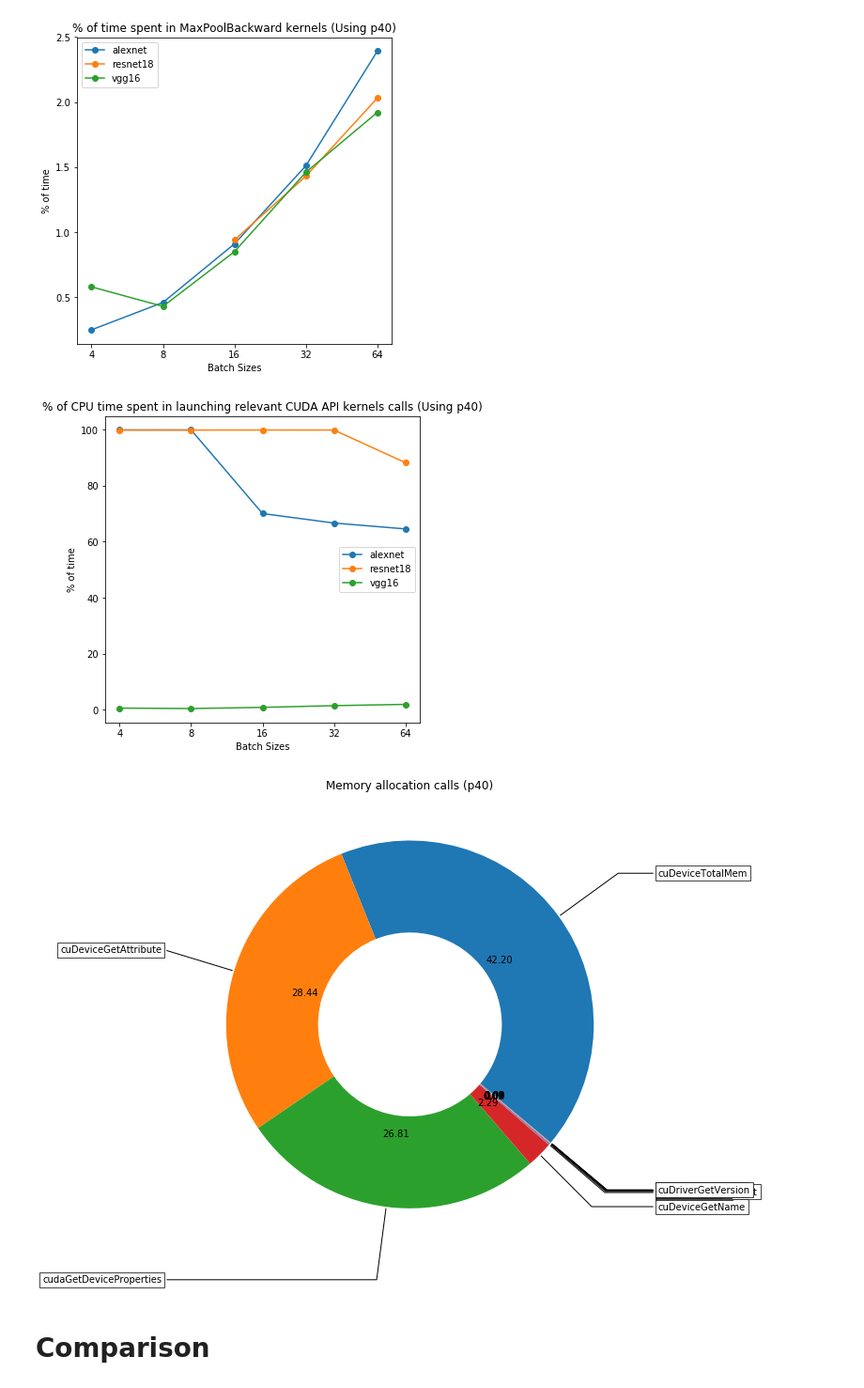
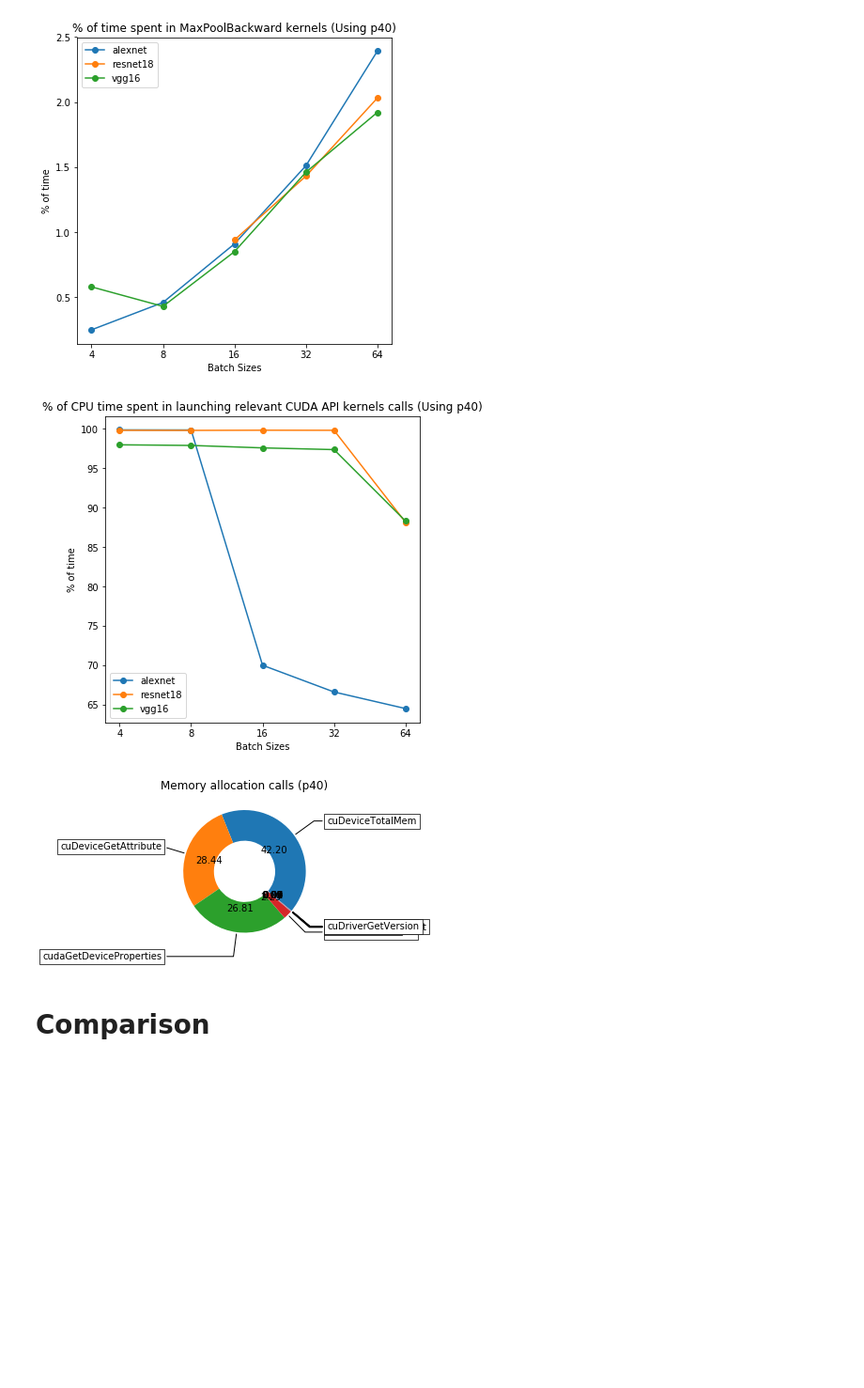
Before and after one commit to pramitmallick/examples, a Jupyter notebook: imagenet/plots.ipynb, the cells around one changed output. Shown at 94% size. Drawn from its saved outputs; the diff is of its cells as text; code cells hidden in the pictures; blank space fills up the shorter version.

```diff
--- a/imagenet/plots.ipynb
+++ b/imagenet/plots.ipynb
@@ -104,5 +104,5 @@ fig.savefig('k80_backprop_cudaLaunchKernel.png', dpi=fig.dpi)
 # %%
-fig, ax = plt.subplots(figsize=(9, 9),subplot_kw=dict(aspect="equal"))
+fig, ax = plt.subplots(figsize=(6, 3),subplot_kw=dict(aspect="equal"))
 
 recipe = ["cudaGetDeviceProperties",
           "cuDeviceGetAttribute",
@@ -238,7 +238,7 @@ vgg16_p40_backprop_cudaLaunchKernel = np.array(vgg16_p40_backprop_cudaLaunchKern
 v_mask = np.isfinite(vgg16_p40_backprop_cudaLaunchKernel)
 plt.plot(xaxis[a_mask],alexnet_p40_backprop_cudaLaunchKernel[a_mask],label='alexnet',linestyle='-',marker='o')
 plt.plot(xaxis[r_mask],resnet18_p40_backprop_cudaLaunchKernel[r_mask],label='resnet18',linestyle='-',marker='o')
-plt.plot(xaxis[v_mask],vgg16_p40_full_MaxPoolBackward[v_mask],label='vgg16',linestyle='-',marker='o')
+plt.plot(xaxis[v_mask],vgg16_p40_backprop_cudaLaunchKernel[v_mask],label='vgg16',linestyle='-',marker='o')
 plt.xticks(xaxis,xticks)
 plt.xlabel('Batch Sizes')
 plt.ylabel('% of time')
@@ -246,9 +246,9 @@ plt.title('% of CPU time spent in launching relevant CUDA API kernels calls (Usi
 plt.legend()
 fig.savefig('p40_backprop_cudaLaunchKernel.png', dpi=fig.dpi)
 # %% [output]
-[figure, old version]
+[figure, new version]
 # %%
-fig, ax = plt.subplots(figsize=(9, 9),subplot_kw=dict(aspect="equal"))
+fig, ax = plt.subplots(figsize=(6, 3),subplot_kw=dict(aspect="equal"))
 
 recipe = ["cuDeviceTotalMem",
           "cuDeviceGetAttribute",
@@ -270,34 +270,34 @@ data = [42.200842, 28.439267, 26.811765, 2.292397, 0.093838, 0.071434, 0.043023,
 # "API calls",2.292397,0.714096,8,0.089262,0.079410,0.102441,"cuDeviceGetName"
 # "API calls",0.093838,0.029231,6,0.004871,0.000520,0.023046,"cudaGetDevice"
 # "API calls",0.071334,0.022221,48,0.000462,0.000187,0.004514,"cudaGetDeviceCount"
 # "API calls",0.043023,0.013402,5,0.002680,0.000936,0.008942,"cudaSetDevice"
 # "API calls",0.025919,0.008074,12,0.000672,0.000315,0.004036,"cuDeviceGet"
 # "API calls",0.013136,0.004092,4,0.001023,0.000331,0.002830,"cuDeviceGetCount"
 # "API calls",0.004376,0.001363,1,0.001363,0.001363,0.001363,"cuInit"
 # "API calls",0.004103,0.001278,1,0.001278,0.001278,0.001278,"cuDriverGetVersion"
 
 wedges, texts, _ = ax.pie(data, wedgeprops=dict(width=0.5), startangle=-40, autopct='%.2f')
 
 bbox_props = dict(boxstyle="square,pad=0.3", fc="w", ec="k", lw=0.72)
 kw = dict(xycoords='data', textcoords='data', arrowprops=dict(arrowstyle="-"),
           bbox=bbox_props, zorder=0, va="center")
 
 for i, p in enumerate(wedges):
     ang = (p.theta2 - p.theta1)/2. + p.theta1
     y = np.sin(np.deg2rad(ang))
     x = np.cos(np.deg2rad(ang))
     horizontalalignment = {-1: "right", 1: "left"}[int(np.sign(x))]
     connectionstyle = "angle,angleA=0,angleB={}".format(ang)
     kw["arrowprops"].update({"connectionstyle": connectionstyle})
     ax.annotate(recipe[i], xy=(x, y), xytext=(1.35*np.sign(x), 1.4*y),
                  horizontalalignment=horizontalalignment, **kw)
 
 ax.set_title("Memory allocation calls (p40)")
 
 plt.show()
 fig.savefig('p40_memory_allocations.png', dpi=fig.dpi)
 # %% [output]
-[figure, old version]
+[figure, new version]
 # %% [markdown]
 # Comparison
 # %%
```
Also changed, not shown: parts of 5 cells of this notebook, 9 other files.
